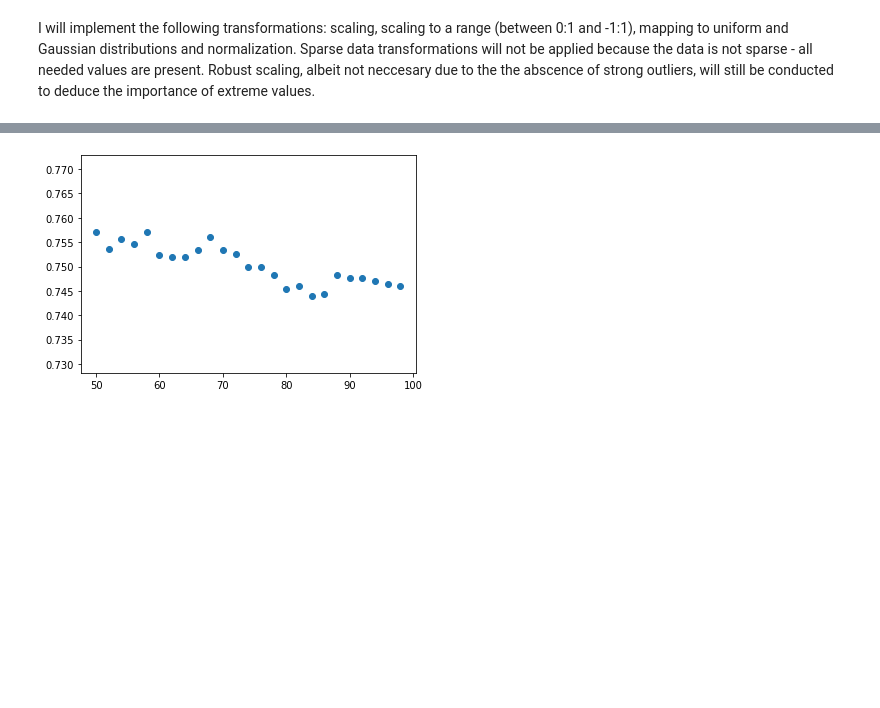
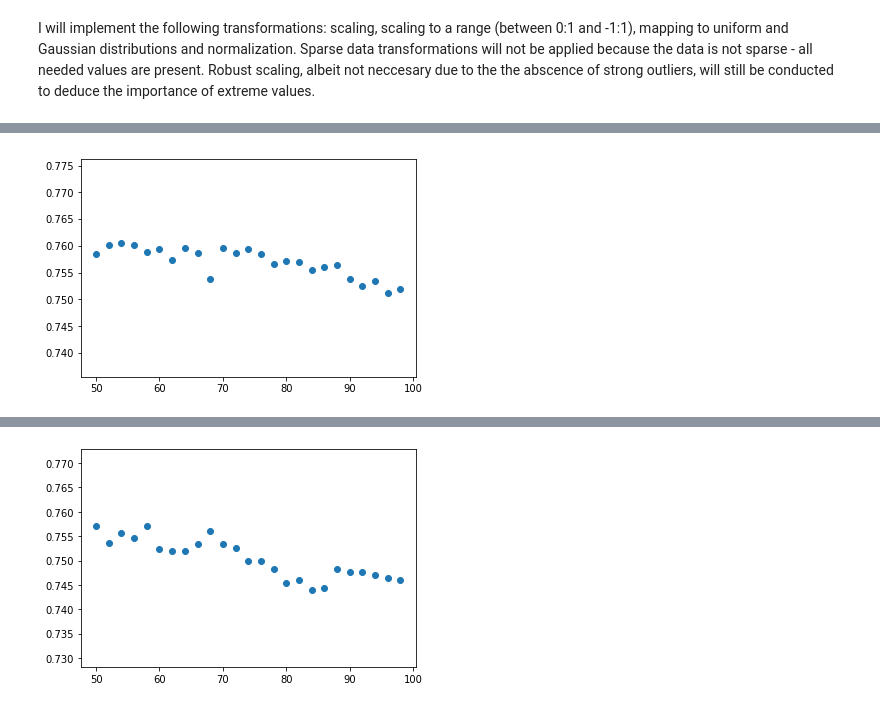
Before and after one commit to GStravinsky/Binary-classifiers, a Jupyter notebook: Assignment_1.ipynb, the cells around one changed output, grey strips where cells are left out. Cells and saved outputs as stored; diff of their text form; code cells hidden in the pictures; blank space fills up the shorter version.

```diff
--- a/Assignment_1.ipynb
+++ b/Assignment_1.ipynb
@@ -277,0 +310,15 @@ Mean : 0.7546947745455618 Standard Deviation: 0.020824430953370263
+# %%
+# creating odd list of K for KNN
+neighbors = list(range(1, 50, 2))
+
+# empty list that will hold cv scores
+cv_scores = []
+cv_std = []
+
+for k in neighbors:
+    knn = KNeighborsClassifier(n_neighbors=k)
+    viz = evaluation_metrics(X = Xnormalized, classifier = knn, print_summary = True)
+    #mean = viz[0]
+    #std = viz[1]
+    #cv_scores.append((k, mean))
+    #cv_std.append((k, std))
@@ -277,0 +363,20 @@ Mean : 0.7546947745455618 Standard Deviation: 0.020824430953370263
+# %%
+# creating odd list of K for KNN
+neighbors = list(range(50, 100, 2))
+
+# empty list that will hold cv scores
+cv_scores_next = []
+cv_std_next = []
+
+for k in neighbors:
+    knn = KNeighborsClassifier(n_neighbors=k)
+    viz = ROC_AUC(X = Xuniform, classifier = knn, print_summary = False)
+    mean = viz[0]
+    std = viz[1]
+    cv_scores_next.append((k, mean))
+    cv_std_next.append((k, std))
+# %%
+plt.scatter(*zip(*cv_scores_next))
+plt.show()
+# %% [output]
+[figure, added]
```
Also changed, not shown: parts of 61 cells of this notebook.
